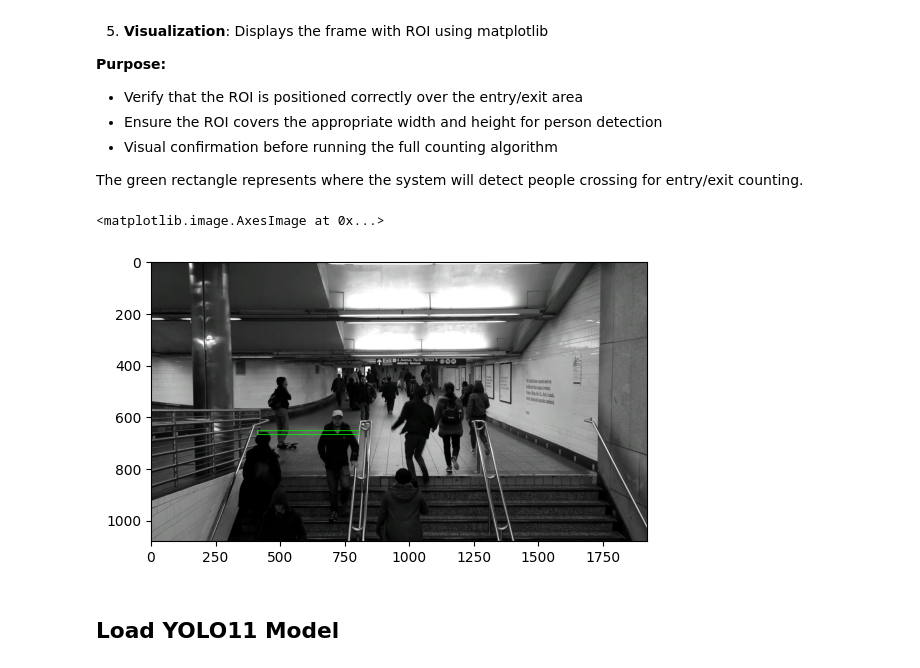
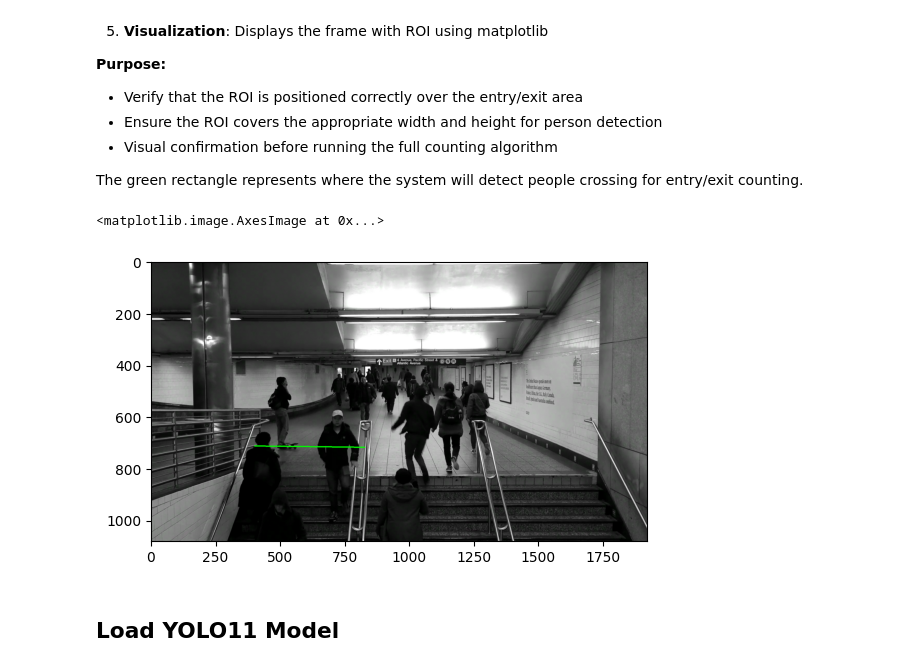
Before and after one commit to Shrijeeth/Footfall-Counter-using-Computer-Vision, a Jupyter notebook: notebooks/footfall_counter_v1.ipynb, the cells around one changed output. Cells and saved outputs as stored; diff of their text form; code cells hidden in the pictures.

Commit message:
refactor: change ROI to line, adjust ROI coordinates and rename frame image file

```diff
--- a/notebooks/footfall_counter_v1.ipynb
+++ b/notebooks/footfall_counter_v1.ipynb
@@ -58,7 +58,7 @@ Here we define the core parameters for our footfall counting system:
   - The ROI should be positioned at doorways, gates, or other entry/exit points
 # %%
 video_path = "../data/853874-hd_1920_1080_25fps.mp4"
-video_roi = (411, 654, 805, 669)
+video_roi = (400, 713, 826, 718)
 # %% [markdown]
 ## Visualize ROI on a Video Frame
 # %% [markdown]
@@ -80,25 +80,25 @@ The green rectangle represents where the system will detect people crossing for
 # %%
 cap = cv2.VideoCapture(video_path)
 
 # Get total frame count and select a middle frame
 total_frames = int(cap.get(cv2.CAP_PROP_FRAME_COUNT))
 if total_frames == 0:
     raise ValueError("Video has no frames or frame count could not be determined")
 visualization_frame = min(100, total_frames // 2)
 
 # Grab a frame (e.g., 100th frame)
 cap.set(cv2.CAP_PROP_POS_FRAMES, visualization_frame)
 ret, frame = cap.read()
 cap.release()
 
 # Draw ROI on Visualization Frame
-frame = cv2.rectangle(frame, video_roi[:2], video_roi[2:], (0, 255, 0), 2)
+frame = cv2.line(frame, video_roi[:2], video_roi[2:], (0, 255, 0), 3)
 
 # Show Visualized ROI
 plt.imshow(frame)
 # %% [output]
 <matplotlib.image.AxesImage at 0x...>
-[figure, old version]
+[figure, new version]
 # %% [markdown]
 ## Load YOLO11 Model
 # %% [markdown]
```
Also changed, not shown: parts of 4 cells of this notebook, 5 other files.
